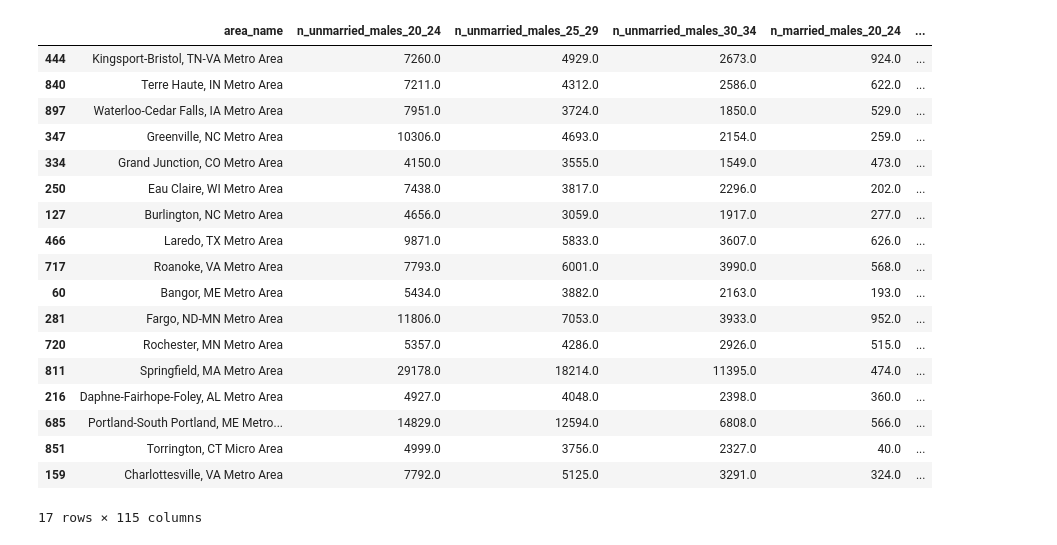
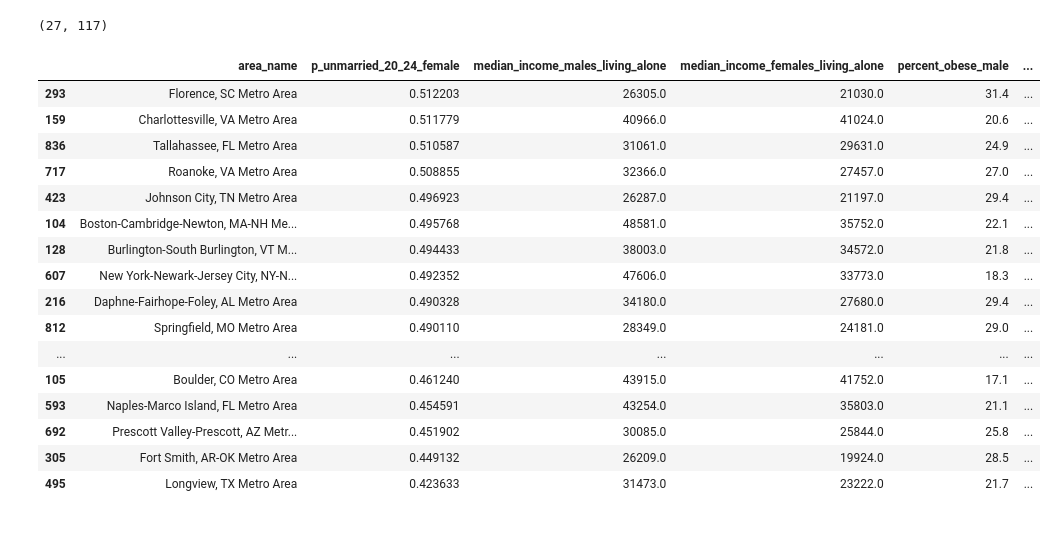
Before and after one commit to John-Curcio/census_data, a Jupyter notebook: efficient frontier with obesity data.ipynb, the cells around one changed output. Drawn from its saved outputs; the diff is of its cells as text; code cells hidden in the pictures.

```diff
--- a/efficient frontier with obesity data.ipynb
+++ b/efficient frontier with obesity data.ipynb
@@ -89,35 +89,50 @@ efficient_points
 # %%
-trim_df = df.query("n_people > 150000")
+# trim_df = df.query("n_people > 150000")
+trim_df = df.query("n_people > 200000")
+
 metric_dict = {
-    "p_unmarried_20_24_female": 1, # more unmarried women per unmarried man
-    #"m_f_income_ratio": -1, # rich male bad, rich female good
-    "m_f_obesity_diff": 1, # more fat guys than fat girls
-    #"median_rent_1_bed": -1, # low rent
-    #"p_hapa": 1, # lol
-    #"p_white_unmarried": 1,
-    "p_white": 1,
-    #"p_black": -1,
+    "p_unmarried_20_24_female": 1, # more unmarried women per unmarried men
+    "median_income_males_living_alone": -1,
+    #"median_income_females_living_alone": 1,
+    #"m_f_income_ratio": -1,
+    #"percent_obese_male": 1,
+    "percent_obese_fem": -1,
+    #"p_gay": 1,
+    #"m_f_obesity_diff": 1,
+    #"p_black": -1
 }
 
+extra_cols = [
+    "p_unmarried_20_24_female",
+    "median_income_males_living_alone",
+    "median_income_females_living_alone",
+    "percent_obese_male",
+    "percent_obese_fem",
+    "p_black",
+    "median_rent_1_bed",
+    "p_gay",
+    "n_people"
+             ]
+
 eff_df = efficient_frontier_finder(trim_df, metric_dict)
-eff_df.sort_values("median_rent_1_bed", ascending=True)
+print(eff_df.shape)
+eff_df.sort_values("p_unmarried_20_24_female", ascending=False)[["area_name", *extra_cols]]
 # %% [output]
+(27, 117)
-|  | area_name | n_unmarried_males_20_24 | n_unmarried_males_25_29 | n_unmarried_males_30_34 | n_married_males_20_24 | ... |
-| 444 | Kingsport-Bristol, TN-VA Metro Area | 7260.0 | 4929.0 | 2673.0 | 924.0 | ... |
-| 840 | Terre Haute, IN Metro Area | 7211.0 | 4312.0 | 2586.0 | 622.0 | ... |
-| 897 | Waterloo-Cedar Falls, IA Metro Area | 7951.0 | 3724.0 | 1850.0 | 529.0 | ... |
-| 347 | Greenville, NC Metro Area | 10306.0 | 4693.0 | 2154.0 | 259.0 | ... |
-| 334 | Grand Junction, CO Metro Area | 4150.0 | 3555.0 | 1549.0 | 473.0 | ... |
-| 250 | Eau Claire, WI Metro Area | 7438.0 | 3817.0 | 2296.0 | 202.0 | ... |
-| 127 | Burlington, NC Metro Area | 4656.0 | 3059.0 | 1917.0 | 277.0 | ... |
-| 466 | Laredo, TX Metro Area | 9871.0 | 5833.0 | 3607.0 | 626.0 | ... |
-| 717 | Roanoke, VA Metro Area | 7793.0 | 6001.0 | 3990.0 | 568.0 | ... |
-| 60 | Bangor, ME Metro Area | 5434.0 | 3882.0 | 2163.0 | 193.0 | ... |
-| 281 | Fargo, ND-MN Metro Area | 11806.0 | 7053.0 | 3933.0 | 952.0 | ... |
-| 720 | Rochester, MN Metro Area | 5357.0 | 4286.0 | 2926.0 | 515.0 | ... |
-| 811 | Springfield, MA Metro Area | 29178.0 | 18214.0 | 11395.0 | 474.0 | ... |
-| 216 | Daphne-Fairhope-Foley, AL Metro Area | 4927.0 | 4048.0 | 2398.0 | 360.0 | ... |
-| 685 | Portland-South Portland, ME Metro... | 14829.0 | 12594.0 | 6808.0 | 566.0 | ... |
-| 851 | Torrington, CT Micro Area | 4999.0 | 3756.0 | 2327.0 | 40.0 | ... |
-| 159 | Charlottesville, VA Metro Area | 7792.0 | 5125.0 | 3291.0 | 324.0 | ... |
+|  | area_name | p_unmarried_20_24_female | median_income_males_living_alone | median_income_females_living_alone | percent_obese_male | ... |
+| 293 | Florence, SC Metro Area | 0.512203 | 26305.0 | 21030.0 | 31.4 | ... |
+| 159 | Charlottesville, VA Metro Area | 0.511779 | 40966.0 | 41024.0 | 20.6 | ... |
+| 836 | Tallahassee, FL Metro Area | 0.510587 | 31061.0 | 29631.0 | 24.9 | ... |
+| 717 | Roanoke, VA Metro Area | 0.508855 | 32366.0 | 27457.0 | 27.0 | ... |
+| 423 | Johnson City, TN Metro Area | 0.496923 | 26287.0 | 21197.0 | 29.4 | ... |
+| 104 | Boston-Cambridge-Newton, MA-NH Me... | 0.495768 | 48581.0 | 35752.0 | 22.1 | ... |
+| 128 | Burlington-South Burlington, VT M... | 0.494433 | 38003.0 | 34572.0 | 21.8 | ... |
+| 607 | New York-Newark-Jersey City, NY-N... | 0.492352 | 47606.0 | 33773.0 | 18.3 | ... |
+| 216 | Daphne-Fairhope-Foley, AL Metro Area | 0.490328 | 34180.0 | 27680.0 | 29.4 | ... |
+| 812 | Springfield, MO Metro Area | 0.490110 | 28349.0 | 24181.0 | 29.0 | ... |
+| ... | ... | ... | ... | ... | ... | ... |
+| 105 | Boulder, CO Metro Area | 0.461240 | 43915.0 | 41752.0 | 17.1 | ... |
+| 593 | Naples-Marco Island, FL Metro Area | 0.454591 | 43254.0 | 35803.0 | 21.1 | ... |
+| 692 | Prescott Valley-Prescott, AZ Metr... | 0.451902 | 30085.0 | 25844.0 | 25.8 | ... |
+| 305 | Fort Smith, AR-OK Metro Area | 0.449132 | 26209.0 | 19924.0 | 28.5 | ... |
+| 495 | Longview, TX Metro Area | 0.423633 | 31473.0 | 23222.0 | 21.7 | ... |
-17 rows × 115 columns
```
Also changed, not shown: parts of 15 cells of this notebook.
